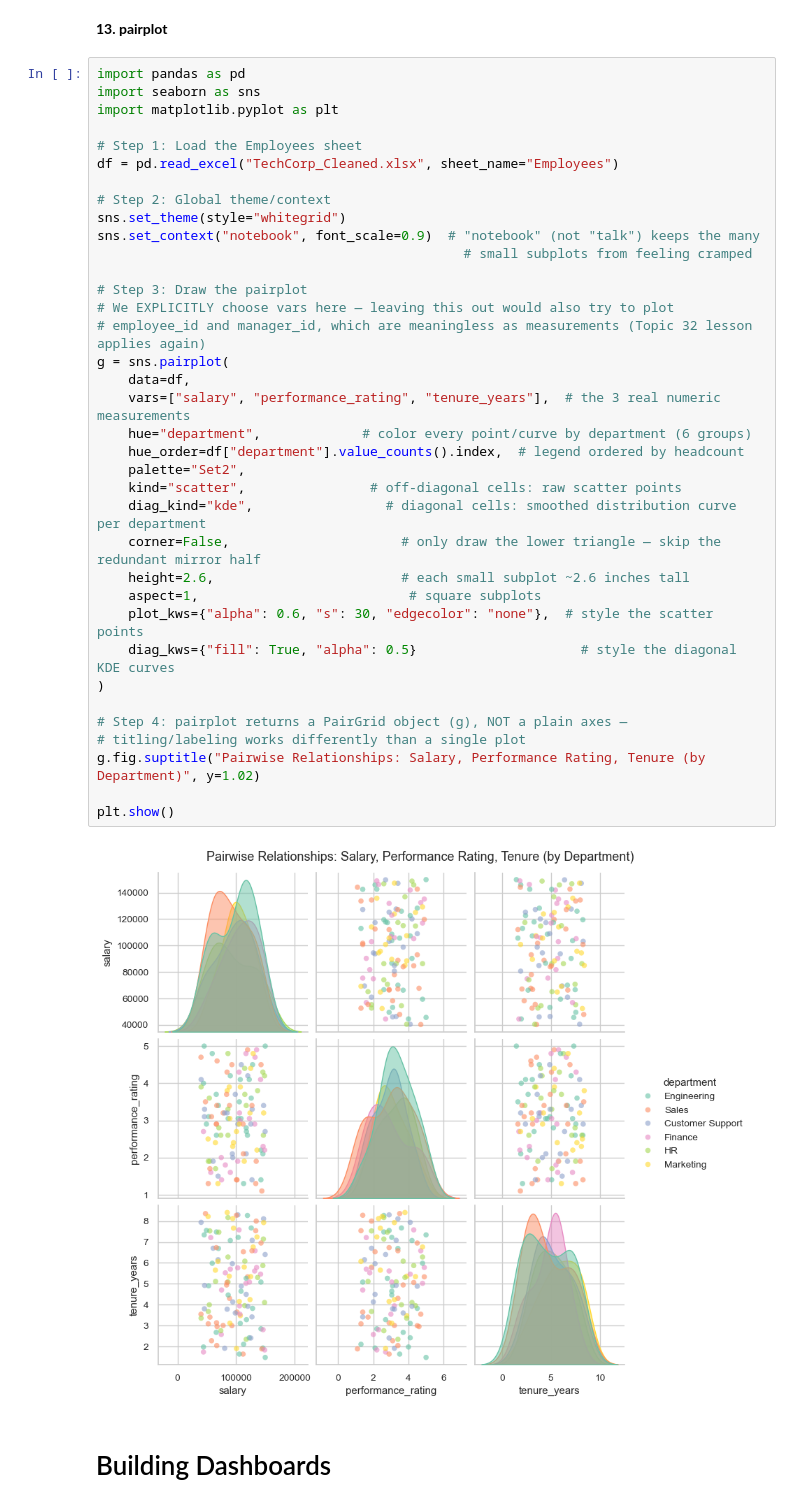
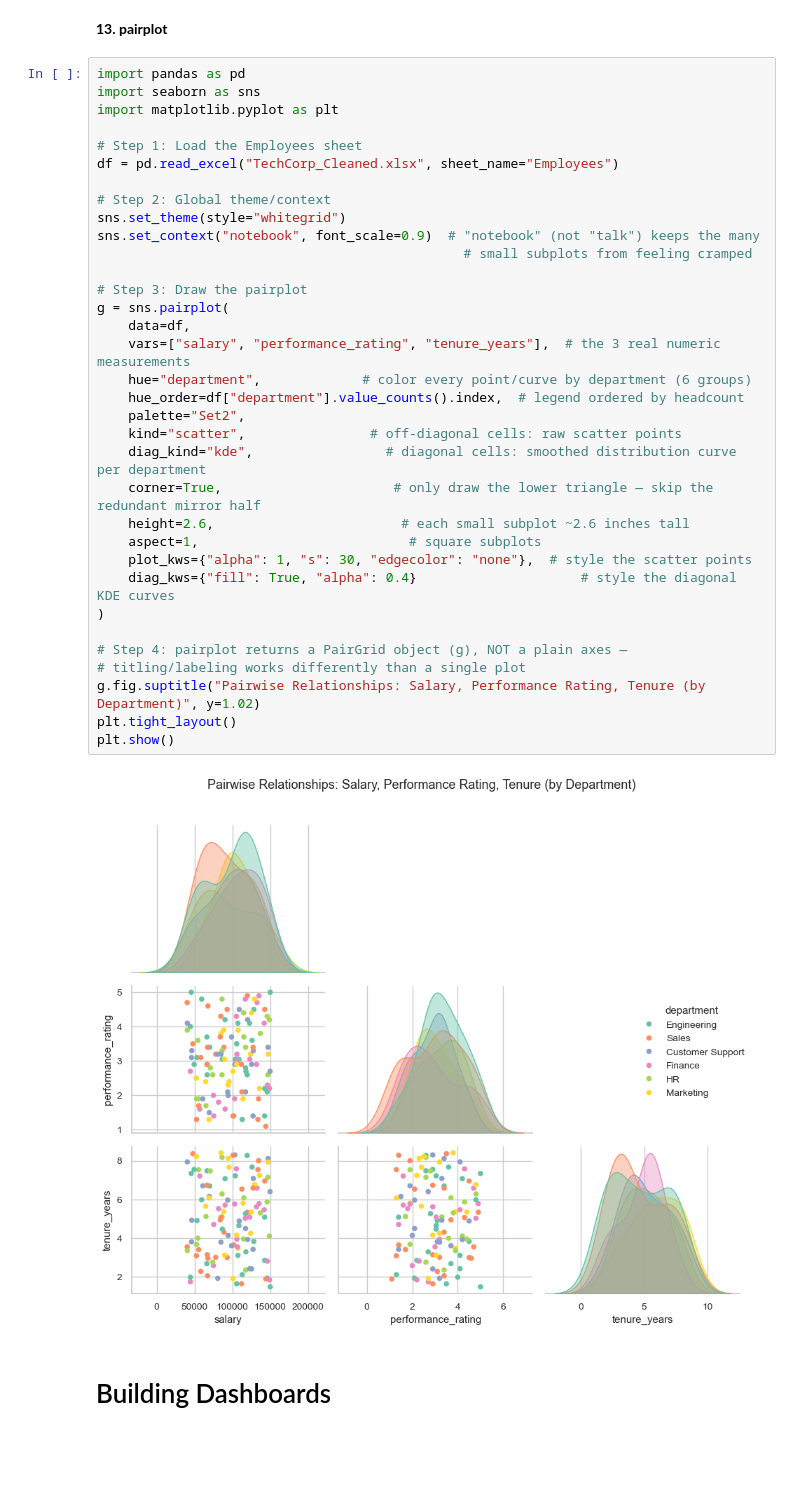
Before and after one commit to FarhanKhan1/DA_project, a Jupyter notebook: seaborn_guidline.ipynb, the cells around one changed output. Saved outputs shown, nothing was run; the diff lists cells and outputs as text; blank space fills up the shorter version.

```diff
--- a/seaborn_guidline.ipynb
+++ b/seaborn_guidline.ipynb
@@ -900,40 +904,38 @@ plt.show()
 import pandas as pd
 import seaborn as sns
 import matplotlib.pyplot as plt
 
 # Step 1: Load the Employees sheet
 df = pd.read_excel("TechCorp_Cleaned.xlsx", sheet_name="Employees")
 
 # Step 2: Global theme/context
 sns.set_theme(style="whitegrid")
 sns.set_context("notebook", font_scale=0.9)  # "notebook" (not "talk") keeps the many
                                                # small subplots from feeling cramped
 
 # Step 3: Draw the pairplot
-# We EXPLICITLY choose vars here — leaving this out would also try to plot
-# employee_id and manager_id, which are meaningless as measurements (Topic 32 lesson applies again)
 g = sns.pairplot(
     data=df,
     vars=["salary", "performance_rating", "tenure_years"],  # the 3 real numeric measurements
     hue="department",             # color every point/curve by department (6 groups)
     hue_order=df["department"].value_counts().index,  # legend ordered by headcount
     palette="Set2",
     kind="scatter",                # off-diagonal cells: raw scatter points
     diag_kind="kde",                 # diagonal cells: smoothed distribution curve per department
-    corner=False,                      # only draw the lower triangle — skip the redundant mirror half
+    corner=True,                      # only draw the lower triangle — skip the redundant mirror half
     height=2.6,                        # each small subplot ~2.6 inches tall
     aspect=1,                           # square subplots
-    plot_kws={"alpha": 0.6, "s": 30, "edgecolor": "none"},  # style the scatter points
-    diag_kws={"fill": True, "alpha": 0.5}                     # style the diagonal KDE curves
+    plot_kws={"alpha": 1, "s": 30, "edgecolor": "none"},  # style the scatter points
+    diag_kws={"fill": True, "alpha": 0.4}                     # style the diagonal KDE curves
 )
 
 # Step 4: pairplot returns a PairGrid object (g), NOT a plain axes —
 # titling/labeling works differently than a single plot
 g.fig.suptitle("Pairwise Relationships: Salary, Performance Rating, Tenure (by Department)", y=1.02)
-
+plt.tight_layout()
 plt.show()
 # %% [output]
-[figure, old version]
+[figure, new version]
 # %% [markdown]
 # Building Dashboards
 # %%
```
Also changed, not shown: parts of 7 cells of this notebook.
